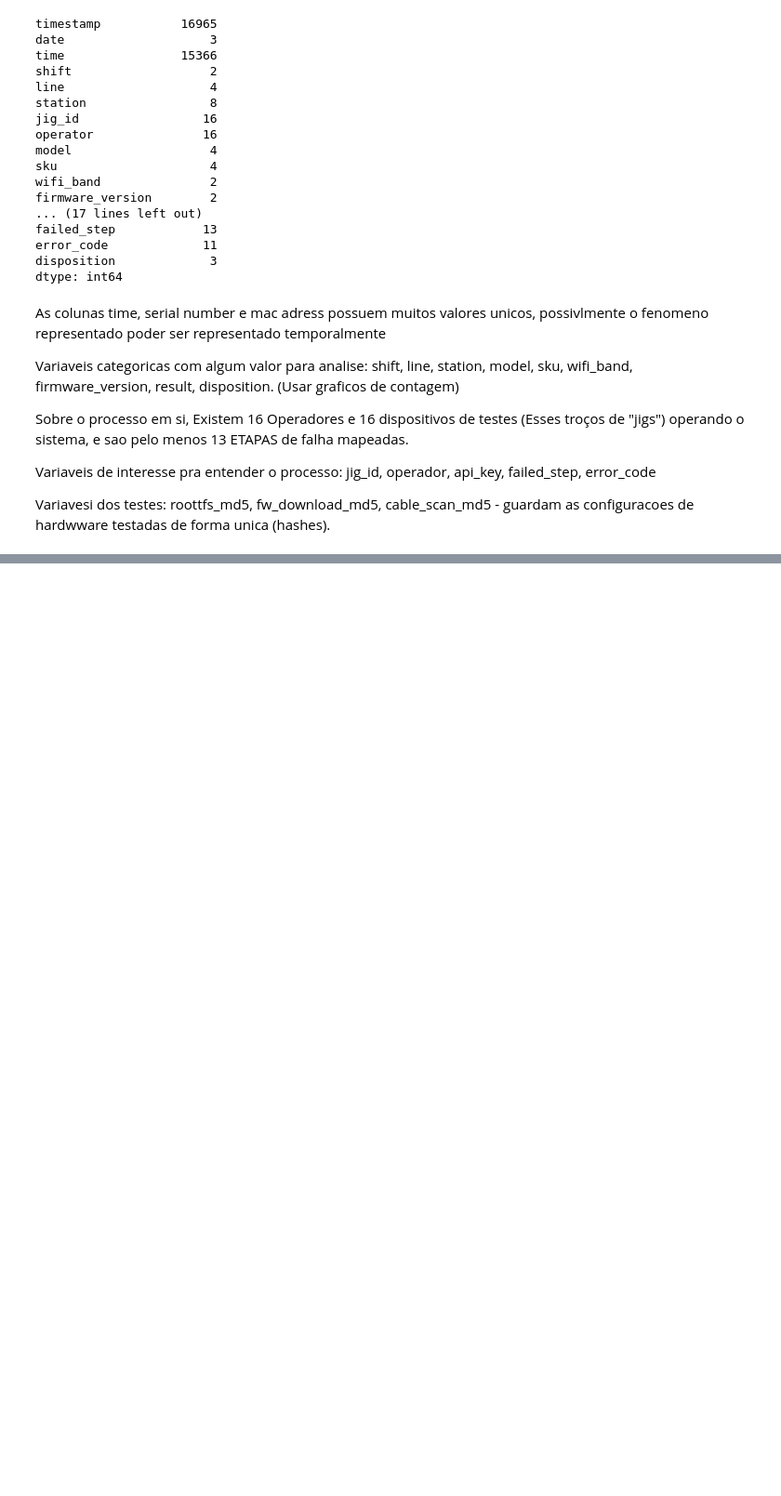
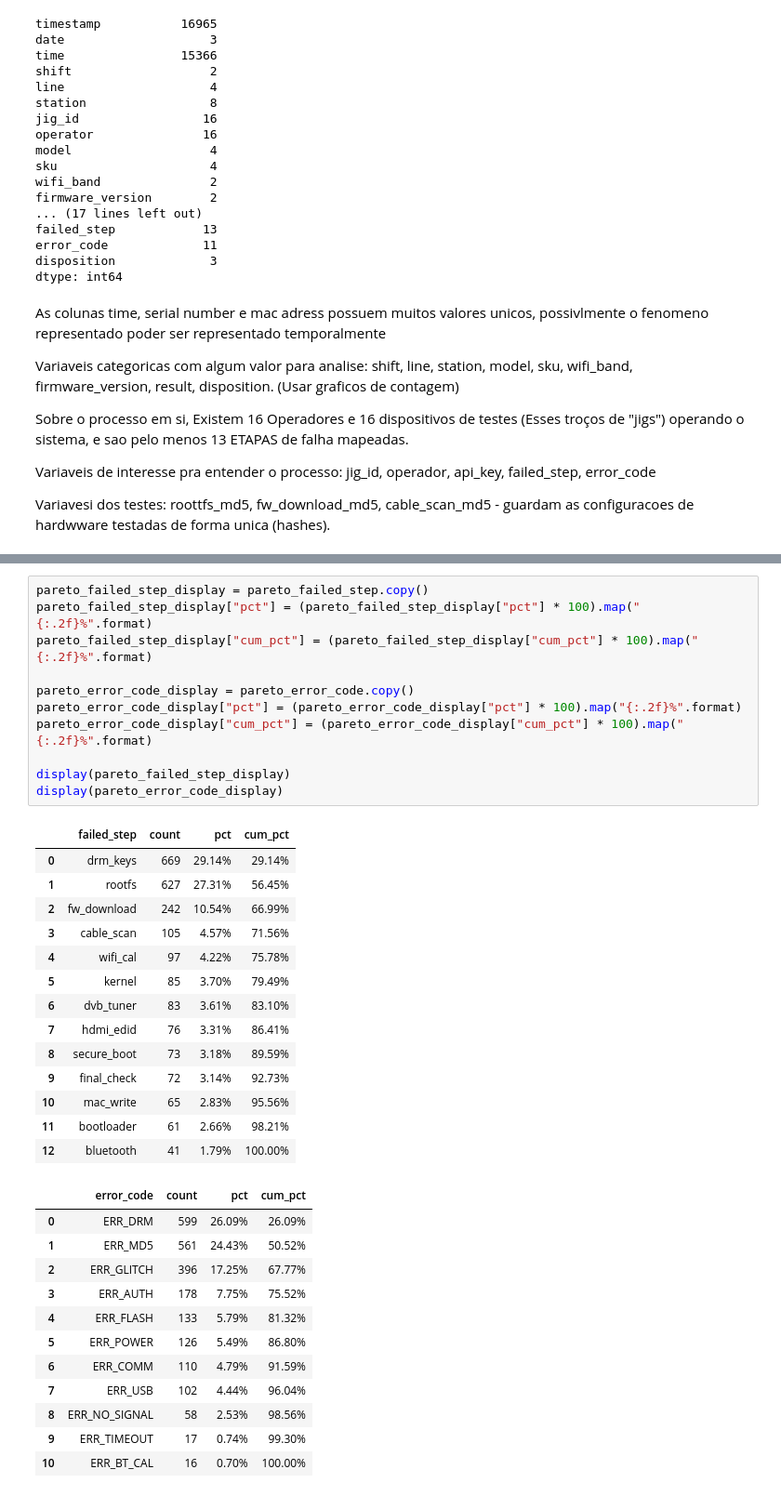
Before and after one commit to Messyas/Dashboard_de_Anomalias-AsyncTask, a Jupyter notebook: Notebooks/1-EDA.ipynb, the cells around one changed output, grey strips where cells are left out. Shown at 93% size. Drawn from its saved outputs; the diff is of its cells as text; blank space fills up the shorter version.

```diff
--- a/Notebooks/1-EDA.ipynb
+++ b/Notebooks/1-EDA.ipynb
@@ -152,0 +232,38 @@ Variavesi dos testes: roottfs_md5, fw_download_md5, cable_scan_md5 - guardam as
+# %%
+pareto_failed_step_display = pareto_failed_step.copy()
+pareto_failed_step_display["pct"] = (pareto_failed_step_display["pct"] * 100).map("{:.2f}%".format)
+pareto_failed_step_display["cum_pct"] = (pareto_failed_step_display["cum_pct"] * 100).map("{:.2f}%".format)
+
+pareto_error_code_display = pareto_error_code.copy()
+pareto_error_code_display["pct"] = (pareto_error_code_display["pct"] * 100).map("{:.2f}%".format)
+pareto_error_code_display["cum_pct"] = (pareto_error_code_display["cum_pct"] * 100).map("{:.2f}%".format)
+
+display(pareto_failed_step_display)
+display(pareto_error_code_display)
+# %% [output]
+|  | failed_step | count | pct | cum_pct |
+| 0 | drm_keys | 669 | 29.14% | 29.14% |
+| 1 | rootfs | 627 | 27.31% | 56.45% |
+| 2 | fw_download | 242 | 10.54% | 66.99% |
+| 3 | cable_scan | 105 | 4.57% | 71.56% |
+| 4 | wifi_cal | 97 | 4.22% | 75.78% |
+| 5 | kernel | 85 | 3.70% | 79.49% |
+| 6 | dvb_tuner | 83 | 3.61% | 83.10% |
+| 7 | hdmi_edid | 76 | 3.31% | 86.41% |
+| 8 | secure_boot | 73 | 3.18% | 89.59% |
+| 9 | final_check | 72 | 3.14% | 92.73% |
+| 10 | mac_write | 65 | 2.83% | 95.56% |
+| 11 | bootloader | 61 | 2.66% | 98.21% |
+| 12 | bluetooth | 41 | 1.79% | 100.00% |
+|  | error_code | count | pct | cum_pct |
+| 0 | ERR_DRM | 599 | 26.09% | 26.09% |
+| 1 | ERR_MD5 | 561 | 24.43% | 50.52% |
+| 2 | ERR_GLITCH | 396 | 17.25% | 67.77% |
+| 3 | ERR_AUTH | 178 | 7.75% | 75.52% |
+| 4 | ERR_FLASH | 133 | 5.79% | 81.32% |
+| 5 | ERR_POWER | 126 | 5.49% | 86.80% |
+| 6 | ERR_COMM | 110 | 4.79% | 91.59% |
+| 7 | ERR_USB | 102 | 4.44% | 96.04% |
+| 8 | ERR_NO_SIGNAL | 58 | 2.53% | 98.56% |
+| 9 | ERR_TIMEOUT | 17 | 0.74% | 99.30% |
+| 10 | ERR_BT_CAL | 16 | 0.70% | 100.00% |
```
Also changed, not shown: parts of 7 cells of this notebook.
